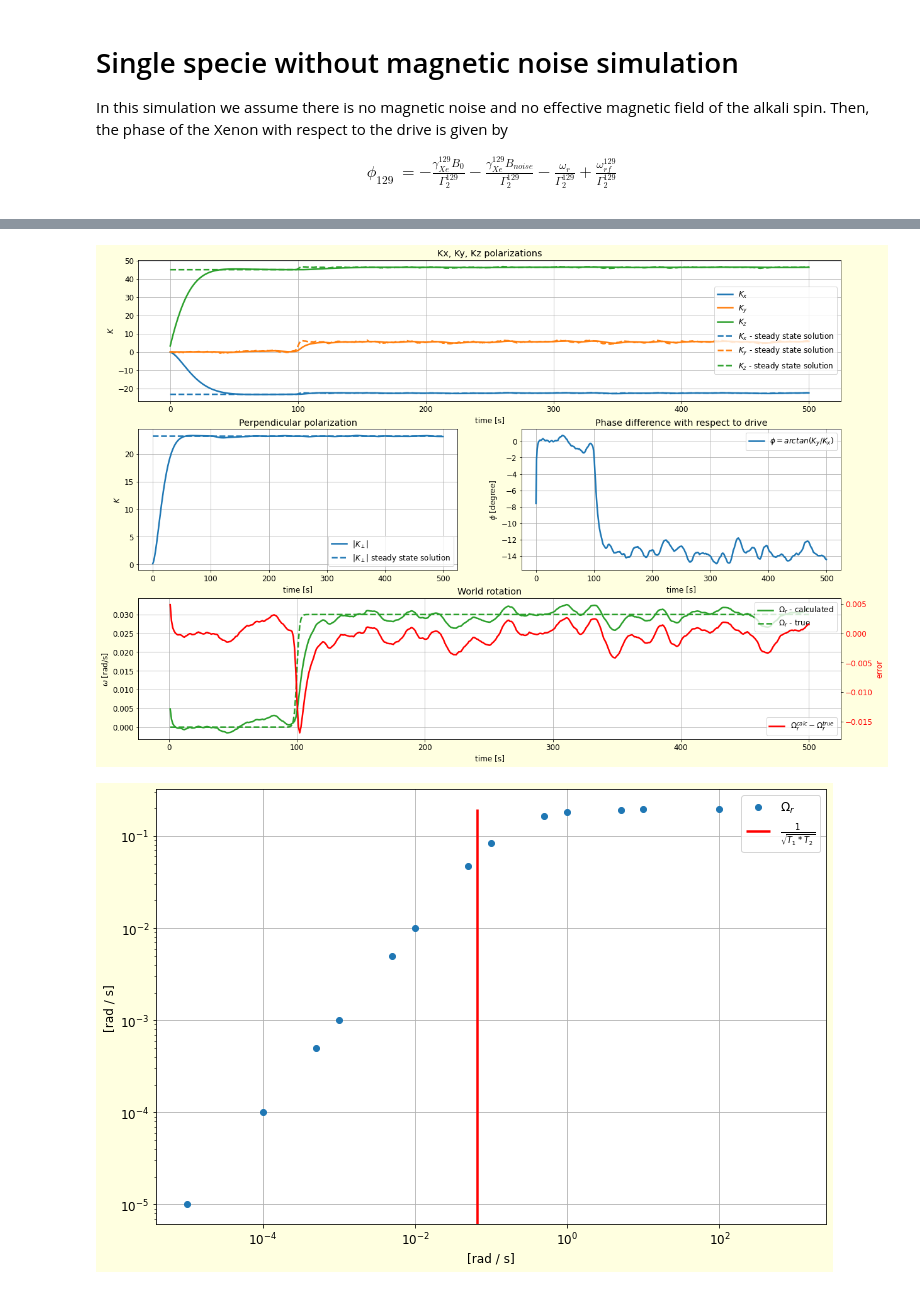
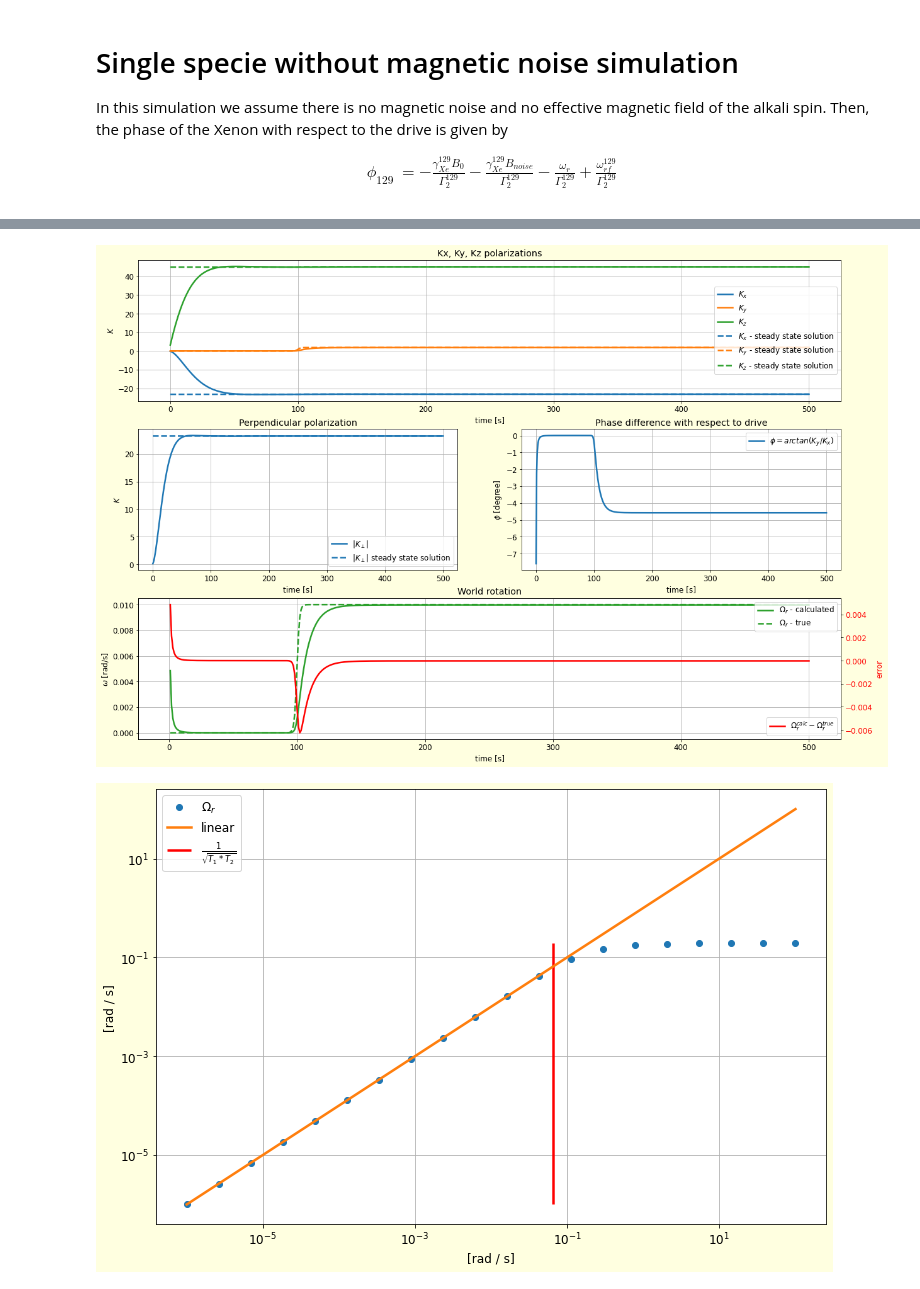
Before and after one commit to RoyElkabetz/NMR-gyroscope, a Jupyter notebook: src/NMRG_experiment2.ipynb, the cells around one changed output, grey strips where cells are left out. Saved outputs shown, nothing was run; the diff lists cells and outputs as text; code cells hidden in the pictures.

```diff
--- a/src/NMRG_experiment2.ipynb
+++ b/src/NMRG_experiment2.ipynb
@@ -274,7 +275,7 @@ ax3.legend()
 ax3.set_title('Phase difference with respect to drive')
 
 ti = 0
-world_rotation = -phi * Xe129.gamma2 + Xe129.gamma * B0 - env.wd_y
+world_rotation = -phi * Xe129.gamma2 + Xe129.gamma * env.B0 - env.wd_y
 ax4 = plt.subplot(3, 2, (5, 6))
 ax4.plot(ts[ts > ti], world_rotation[ts > ti], label='$\Omega_r$ - calculated', color='tab:green')
 ax4.plot(ts[ts > ti], wr[ts > ti], '--', label='$\Omega_r$ - true', color='tab:green')
@@ -292,59 +293,68 @@ ax5.tick_params(axis='y', labelcolor='red')
 plt.tight_layout
 plt.show()
 # %% [output]
-[figure, old version]
+[figure, new version]
 # %%
 t_final = 500
 dt = 1
 steps = int(t_final // dt )
 ts1 = np.linspace(0, dt, 2)
 ts = np.linspace(0, t_final, steps)
-wd_amplitude = np.array([1e-5, 1e-4, 5e-4, 1e-3, 5e-3, 1e-2, 5e-2, 1e-1, 5e-1, 1., 5., 10. ,100, 1000])
-wd_measurements = np.zeros_like(wd_amplitude)
-errors = np.zeros_like(wd_amplitude)
+wr_amplitude = np.logspace(-6, 2, 20)
+wr_measurements = np.zeros_like(wr_amplitude)
+errors = np.zeros_like(wr_amplitude)
 
 
-for j in range(len(wd_amplitude)):
+for j in range(len(wr_amplitude)):
+    # Xenon parameters
     t1 = 30       # s
     t2 = 8        # s
     Rse = np.array([0, 0, 0.1]) * t1       # |K| / s
-    B0 = 1 * G2T  * np.ones(steps)  # Tesla
-    #wr = 30 * gaussian(ts, 600, 40)    # rad / s
-    wr = wd_amplitude[j] * sigmoid(ts, 1, 100)    # rad / s
-    Ad = 2 * np.sqrt((1 / t1) * (1 / t2)) * np.ones(steps) # 1 / s
-    wd = g129 * 1 * G2T * np.ones(steps)                   # rad / s
     Kt = np.zeros((steps, 3))
     Ks = np.zeros((steps, 3))
 
+    # Environmemnt parameters
+    B0 = 1 * G2T * np.ones_like(ts)  # Tesla
+#     Bnoise = 1e-6 * G2T * smooth(np.random.randn(len(ts)))  # Tesla
+    Bnoise = 0 * G2T * smooth(np.random.randn(len(ts)))  # Tesla
+    #wr = 30 * gaussian(ts, 600, 40)    # rad / s
+    wr = wr_amplitude[j] * sigmoid(ts, 1, 100)    # rad / s
+    Ad = 2 * np.sqrt((1 / t1) * (1 / t2)) * np.ones_like(ts) # rad / s
+    wd = g129 * 1 * G2T * np.ones_like(ts)                   # rad / s
 
+
+    # initialize Xenon
     Xe129 = Xenon(gamma=g129, t1=t1, t2=t2, name='129')
     Xe129.K0 = np.array([-0.0259, 0.02, 0.3])
     Xe129.set_spin_exchange_amp(Rse)
 
-    for i in range(steps):
-        Xe129.set_z_bias_field(B0[i])
-        Xe129.set_y_drive_field(Ad[i], wd[i])
-        Xe129.set_bloch_matrix(B0[i], wr[i])
+    # initialize Environment
+    env = Environment()
+    env.set_state(wr=wr[0], B0=B0[0], Bnoise=Bnoise[0], Ad_y=Ad[0], wd_y=wd[0])
+
+    for i, t in enumerate(ts):
+        env.set_state(wr=wr[i], B0=B0[i], Bnoise=Bnoise[i], Ad_y=Ad[i], wd_y=wd[i])
+        Xe129.set_bloch_matrix(env)
         Xe129.solve_steady_state()
-        Ks[i, :] = Xe129.Ksteady
         Kt1 = Xe129.solve_dynamics(ts1)
         Kt[i, :] = Kt1[-1, :]
         Xe129.K0 = Kt1[-1, :]
 
     phi = np.arctan(Kt[:, 1] / Kt[:, 0])
-    world_rotation = -phi * Xe129.gamma2 + Xe129.gamma * B0 - Xe129.wd_y
-    wd_measurements[j] = world_rotation[-1]
+    world_rotation = -phi * Xe129.gamma2 + Xe129.gamma * env.B0 - env.wd_y
+    wr_measurements[j] = world_rotation[-1]
 # %%
 fig = plt.figure(figsize=(12, 8))
 ax = plt.subplot()
-ax.loglog(wd_amplitude, wd_measurements, 'o', label='$\Omega_r$')
+ax.loglog(wr_amplitude, wr_measurements, 'o', label='$\Omega_r$')
+ax.loglog(wr_amplitude, wr_amplitude, label='linear')
 ax.set_ylabel('[rad / s]')
 ax.set_xlabel('[rad / s]')
-ax.vlines(1 / np.sqrt(t1 * t2), ymin=np.min(wd_measurements), ymax=np.max(wd_measurements),
+ax.vlines(1 / np.sqrt(t1 * t2), ymin=np.min(wr_measurements), ymax=np.max(wr_measurements),
           color='red', label=r'$\frac{1}{\sqrt{T_1 * T_2}}$')
 ax.grid(True)
 ax.legend()
 plt.tight_layout
 plt.show()
 # %% [output]
-[figure, old version]
+[figure, new version]
```
Also changed, not shown: parts of 1 cell of this notebook.
